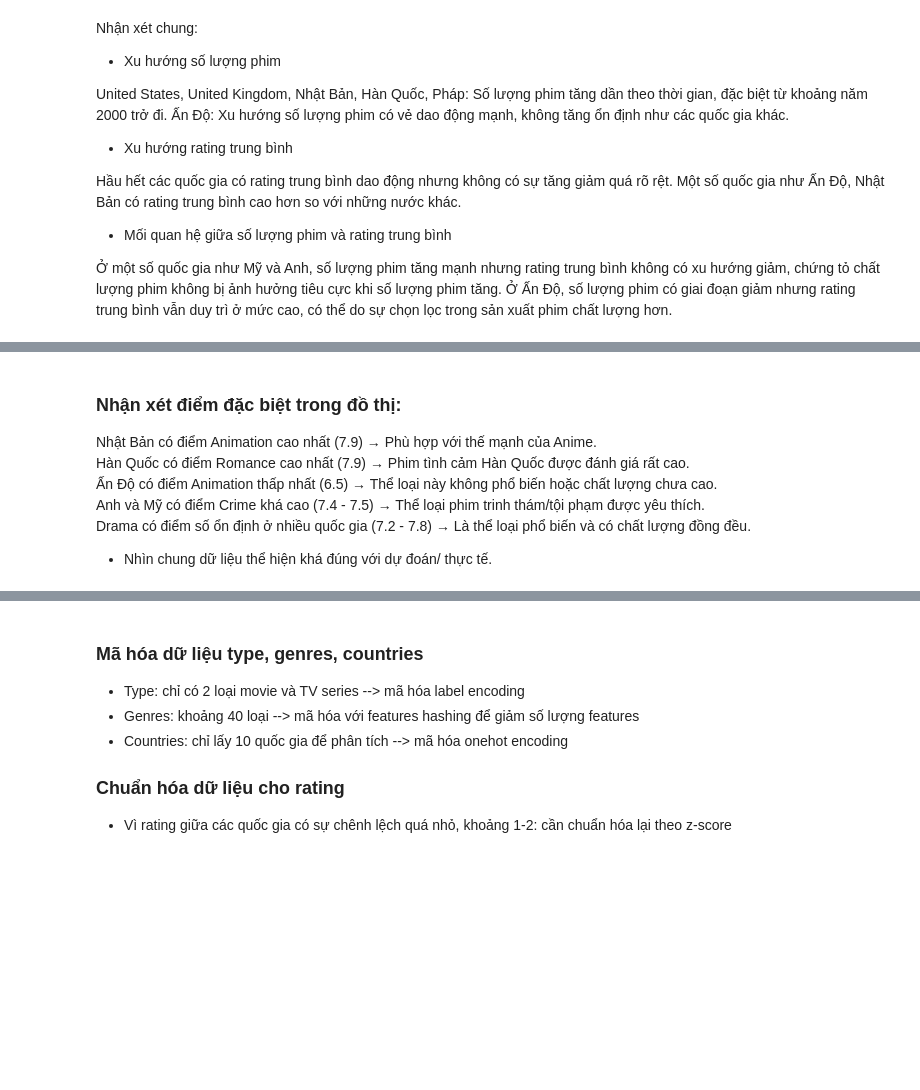
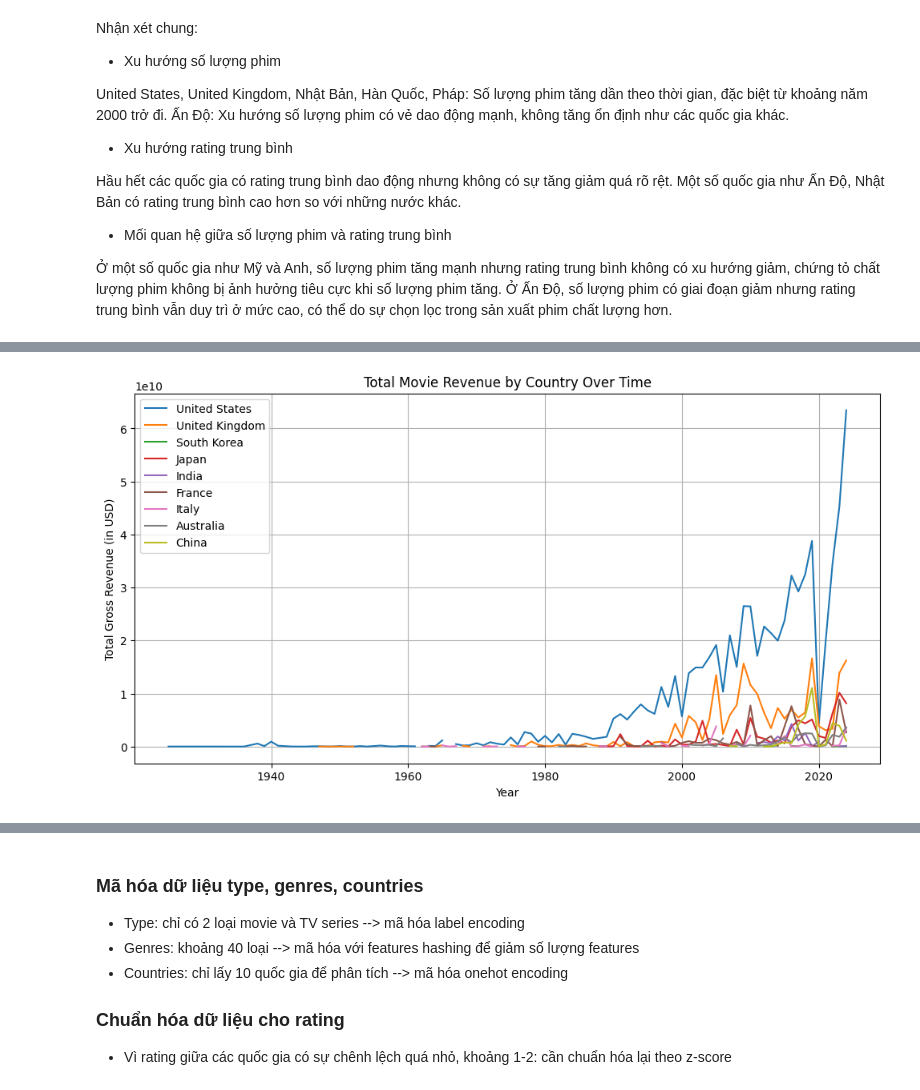
Before and after one commit to phuocnguyen2412/movie-analyst, a Jupyter notebook: Analyze_data_3.ipynb, the cells around one changed output, grey strips where cells are left out. Saved outputs shown, nothing was run; the diff lists cells and outputs as text; code cells hidden in the pictures; blank space fills up the shorter version.

```diff
--- a/Analyze_data_3.ipynb
+++ b/Analyze_data_3.ipynb
@@ -589,8 +269,33 @@ Adventure: 7.21
-# %% [markdown]
-### Nhận xét điểm đặc biệt trong đồ thị:
-Nhật Bản có điểm Animation cao nhất (7.9) → Phù hợp với thế mạnh của Anime.<br>
-Hàn Quốc có điểm Romance cao nhất (7.9) → Phim tình cảm Hàn Quốc được đánh giá rất cao.<br>
-Ấn Độ có điểm Animation thấp nhất (6.5) → Thể loại này không phổ biến hoặc chất lượng chưa cao.<br>
-Anh và Mỹ có điểm Crime khá cao (7.4 - 7.5) → Thể loại phim trinh thám/tội phạm được yêu thích.<br>
-Drama có điểm số ổn định ở nhiều quốc gia (7.2 - 7.8) → Là thể loại phổ biến và có chất lượng đồng đều.<br>
-- Nhìn chung dữ liệu thể hiện khá đúng với dự đoán/ thực tế.
+# %%
+# Danh sách các quốc gia tiêu biểu
+selected_countries = [
+    'United States', 'United Kingdom', 'South Korea', 'Japan',
+    'India', 'France', 'Italy', 'Australia', 'China'
+]
+
+# Lọc dữ liệu chỉ bao gồm các quốc gia đã chọn
+filtered_df = df[df['countries'].isin(selected_countries) & (df['release_date'] <2025)]
+
+# Loại bỏ các dòng có giá trị NaN trong 'release_date' hoặc 'gross'
+filtered_df = filtered_df.dropna(subset=['release_date', 'gross'])
+
+# Chuyển đổi 'release_date' thành kiểu số nguyên (năm)
+filtered_df['release_date'] = filtered_df['release_date'].astype(int)
+
+# Nhóm dữ liệu theo năm và quốc gia, tính tổng doanh thu
+revenue_by_year_country = filtered_df.groupby(['release_date', 'countries'])['gross'].sum().unstack()
+
+# Vẽ biểu đồ doanh thu theo thời gian cho từng quốc gia
+plt.figure(figsize=(12, 6))
+for country in selected_countries:
+    if country in revenue_by_year_country.columns:
+        plt.plot(revenue_by_year_country.index, revenue_by_year_country[country], label=country)
+
+plt.xlabel("Year")
+plt.ylabel("Total Gross Revenue (in USD)")
+plt.title("Total Movie Revenue by Country Over Time")
+plt.legend()
+plt.grid(True)
+plt.show()
+# %% [output]
+[figure, added]
```
Also changed, not shown: parts of 32 cells of this notebook, 2 other files.
